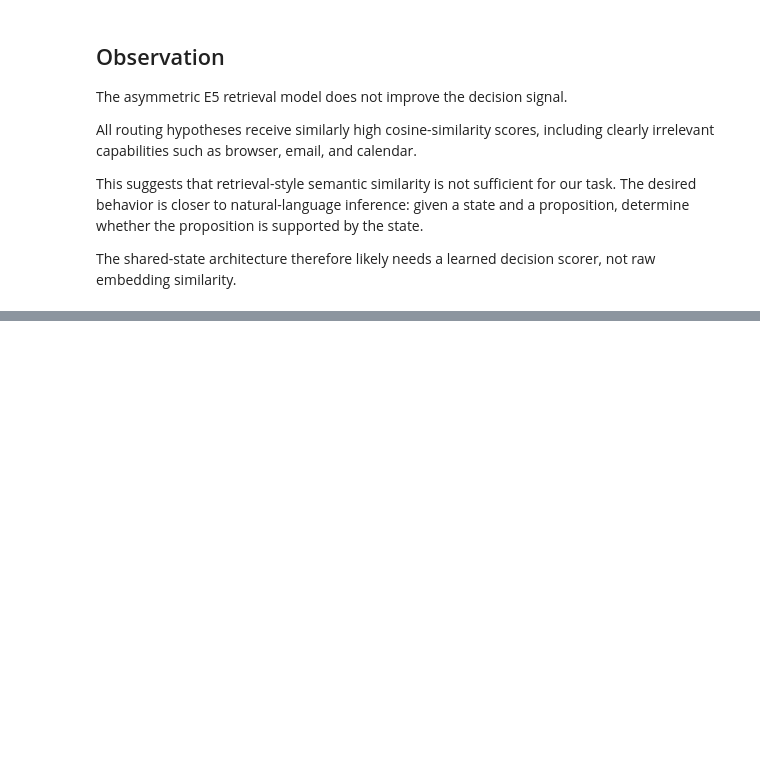
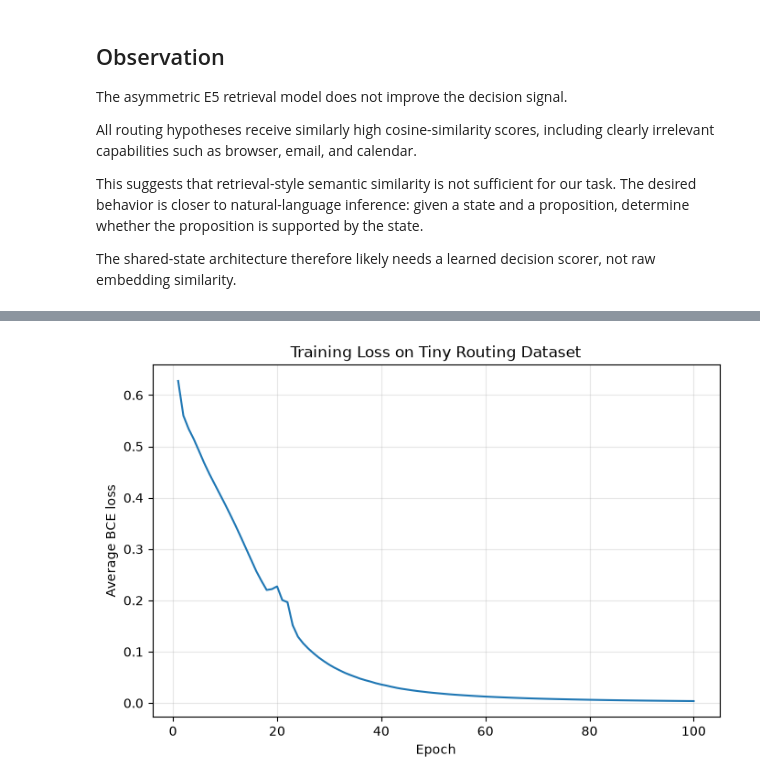
Before and after one commit to mebusila/parallel-decider, a Jupyter notebook: notebooks/04_two_tower_baseline.ipynb, the cells around one changed output, grey strips where cells are left out. Drawn from its saved outputs; the diff is of its cells as text; code cells hidden in the pictures; blank space fills up the shorter version.

Commit message:
experiment: train and evaluate shared-state routing head

```diff
--- a/notebooks/04_two_tower_baseline.ipynb
+++ b/notebooks/04_two_tower_baseline.ipynb
@@ -276,0 +471,29 @@ for hypothesis, probability in zip(
+# %%
+question_embeddings = model.encode(
+    [
+        routing_hypotheses[label]
+        for label in ROUTING_LABELS
+    ],
+    convert_to_tensor=True,
+)
+# %%
+training_data = []
+
+for example in examples:
+    state_embedding = model.encode(
+        example.state,
+        convert_to_tensor=True,
+    )
+
+    targets = torch.tensor(
+        [
+            example.labels[label]
+            for label in ROUTING_LABELS
+        ],
+        dtype=torch.float32,
+        device=state_embedding.device,
+    )
+
+    training_data.append(
+        (state_embedding, targets)
+    )
@@ -276,0 +539,18 @@ for hypothesis, probability in zip(
+# %%
+import matplotlib.pyplot as plt
+
+plt.figure(figsize=(8, 5))
+
+plt.plot(
+    range(1, epochs + 1),
+    loss_history,
+)
+
+plt.xlabel("Epoch")
+plt.ylabel("Average BCE loss")
+plt.title("Training Loss on Tiny Routing Dataset")
+plt.grid(True, alpha=0.3)
+
+plt.show()
+# %% [output]
+[figure, added]
```
Also changed, not shown: parts of 45 cells of this notebook, 2 other files.
